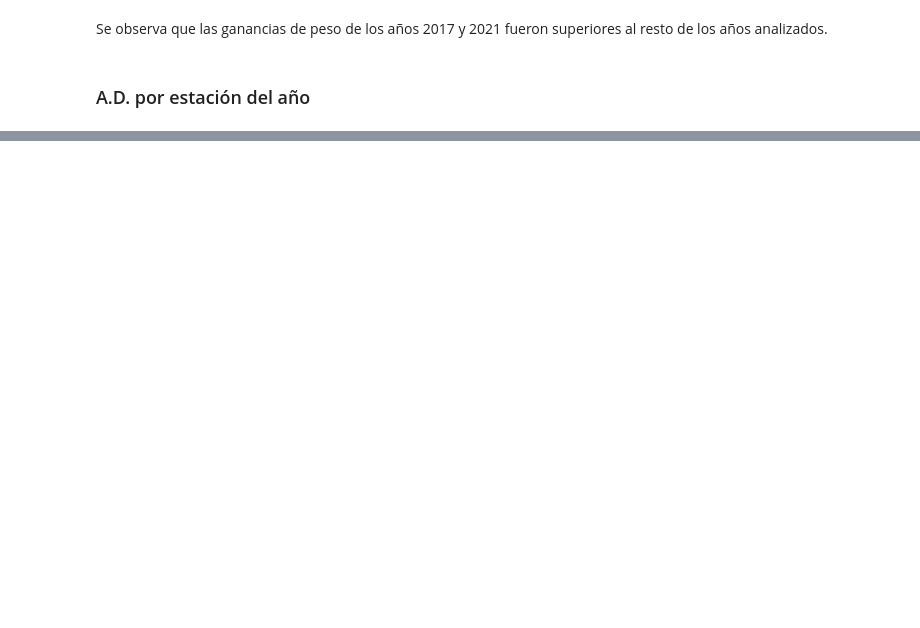
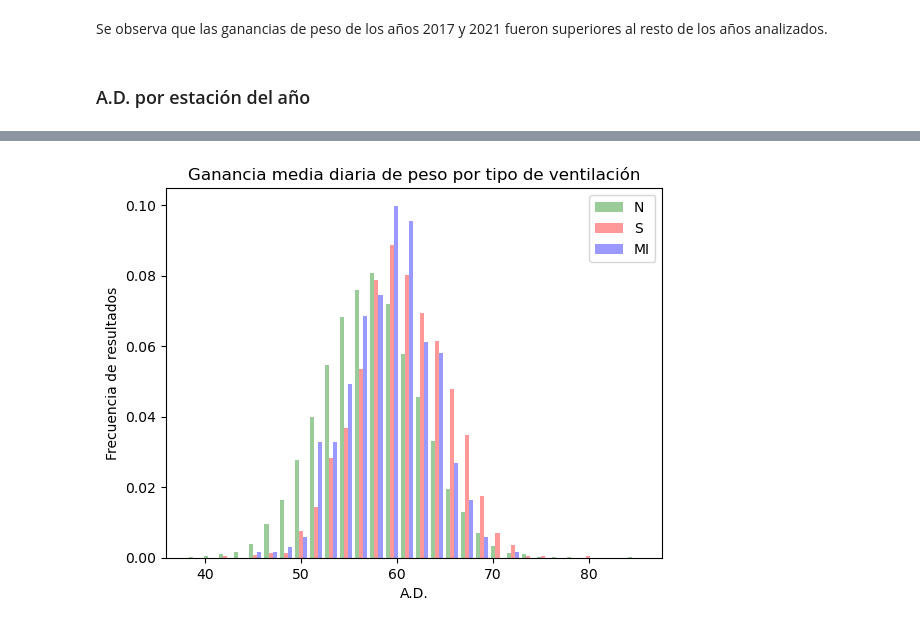
Before and after one commit to emilsebover/Proyecto_Coder, a Jupyter notebook: Proyecto_Final_BOVER.ipynb, the cells around one changed output, grey strips where cells are left out. Saved outputs shown, nothing was run; the diff lists cells and outputs as text; code cells hidden in the pictures; blank space fills up the shorter version.

```diff
--- a/Proyecto_Final_BOVER.ipynb
+++ b/Proyecto_Final_BOVER.ipynb
@@ -205,0 +267,5 @@ Se observa que las ganancias de peso de los años 2017 y 2021 fueron superiores
+# %%
+# Datos para gráfico 5
+serie1 =  df.loc[df['Ventilación forzada'] == 'N' ,'A.D.']
+serie2 =  df.loc[df['Ventilación forzada'] == 'S' ,'A.D.']
+serie3 =  df.loc[df['Ventilación forzada'] == 'MI' ,'A.D.']
@@ -205,0 +274,9 @@ Se observa que las ganancias de peso de los años 2017 y 2021 fueron superiores
+# %%
+# Gráfico 5
+plt.hist([serie1, serie2, serie3], bins=30, density= True, color=['green', 'red','blue'], alpha=0.4)
+plt.title('Ganancia media diaria de peso por tipo de ventilación')
+plt.xlabel('A.D.')
+plt.ylabel('Frecuencia de resultados')
+plt.legend(['N', 'S','MI']);
+# %% [output]
+[figure, added]
```
Also changed, not shown: parts of 71 cells of this notebook, 1 other file.
